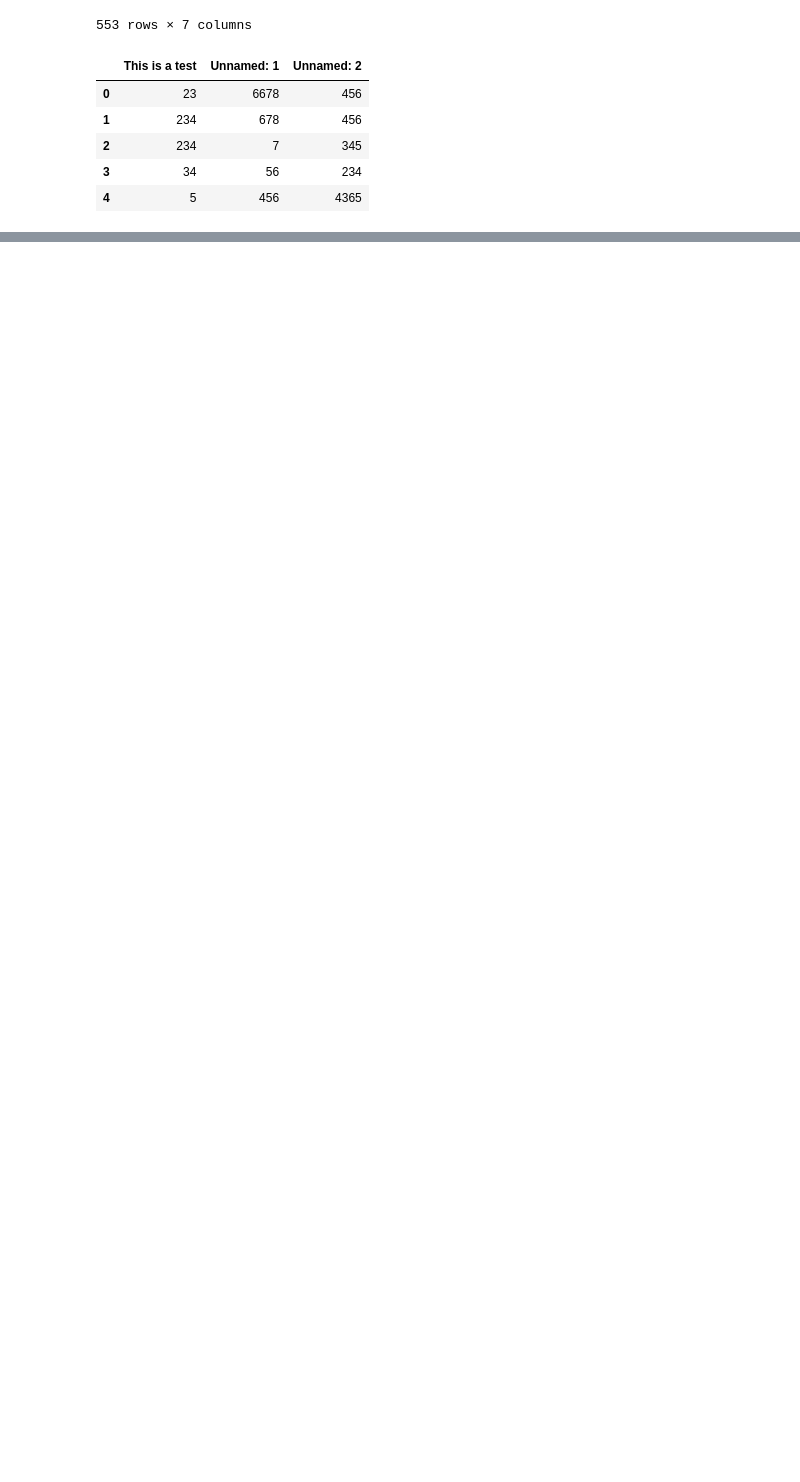
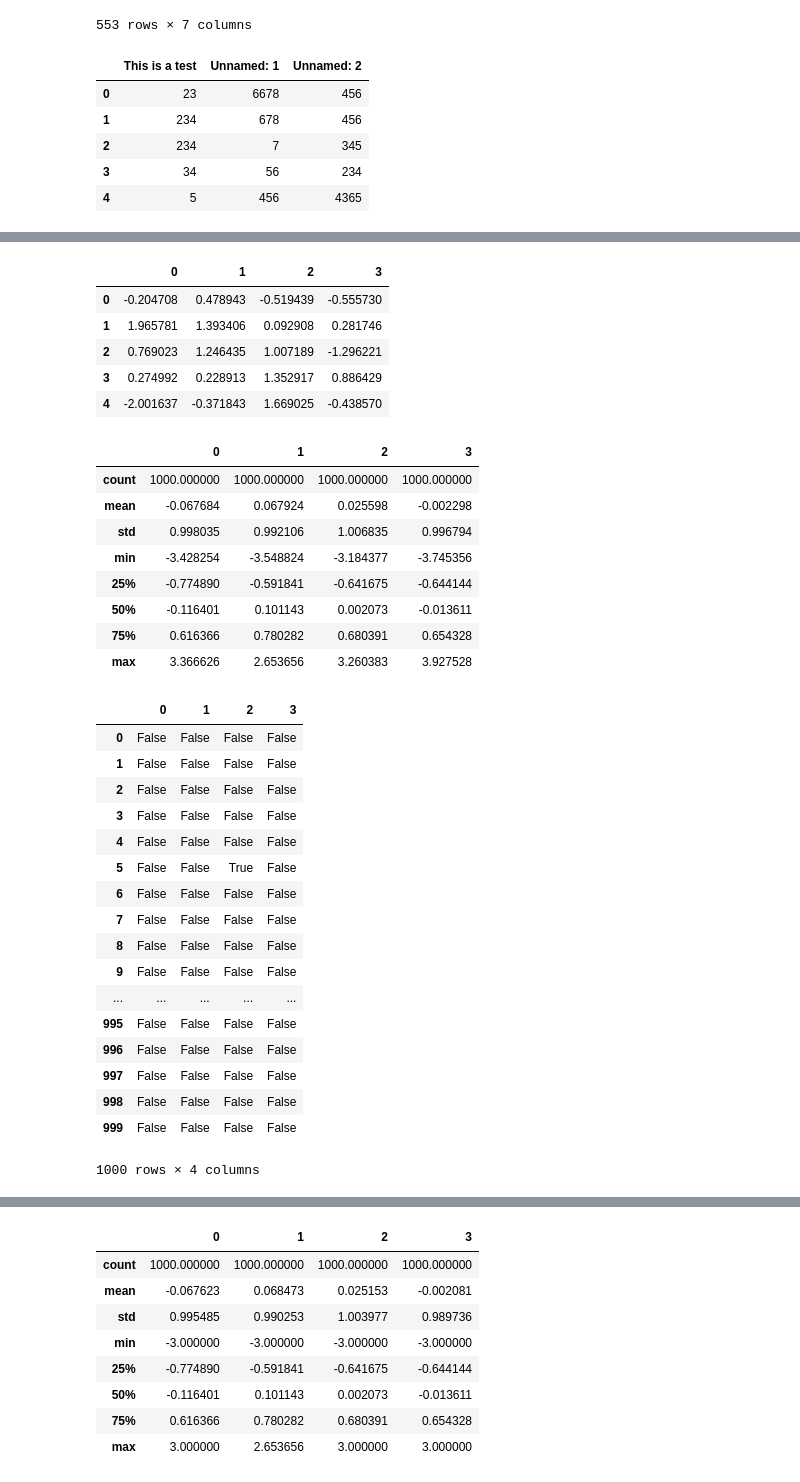
Before and after one commit to hixxxxxhi/Python-sandbox, a Jupyter notebook: notebooks/Data Analysis Basics.ipynb, the cells around one changed output, grey strips where cells are left out. Cells and saved outputs as stored; diff of their text form; code cells hidden in the pictures; blank space fills up the shorter version.

Commit message:
Add data analysis basics

```diff
--- a/notebooks/Data Analysis Basics.ipynb
+++ b/notebooks/Data Analysis Basics.ipynb
@@ -154,0 +849,54 @@ display(df2)
+# %%
+# 擬似乱数列から 1000 行 4 列の DataFrame を作成する
+np.random.seed(12345)     # シードを固定する
+df15 = DataFrame(np.random.randn(1000, 4))
+display(df15.head())
+
+# データの統計値を取得する
+display(df15.describe())
+
+# データの絶対値が ３ より大きいかどうかを判定する
+display(np.abs(df15) > 3)
+
+# 条件を満たすデータがいずれかのカラムにあるレコードだけを取得する
+display(df15[(np.abs(df15) > 3).any(1)])    # カラム方向（1）に見て、いずれかのカラムに 3 より大きい数値があるレコードだけを取得する
+
+# 3 より大きいデータのある箇所に 3 または -3 を代入する
+df15[np.abs(df15) > 3] = np.sign(df15) * 3
+display(df15.head(10))
+
+display(df15.describe())    # 最小値が -3 以上、最大値が 3 以下になっていることが確認できる
+# %% [output]
+|  | 0 | 1 | 2 | 3 |
+| 0 | -0.204708 | 0.478943 | -0.519439 | -0.555730 |
+| 1 | 1.965781 | 1.393406 | 0.092908 | 0.281746 |
+| 2 | 0.769023 | 1.246435 | 1.007189 | -1.296221 |
+| 3 | 0.274992 | 0.228913 | 1.352917 | 0.886429 |
+| 4 | -2.001637 | -0.371843 | 1.669025 | -0.438570 |
+|  | 0 | 1 | 2 | 3 |
+| count | 1000.000000 | 1000.000000 | 1000.000000 | 1000.000000 |
+| mean | -0.067684 | 0.067924 | 0.025598 | -0.002298 |
+| std | 0.998035 | 0.992106 | 1.006835 | 0.996794 |
+| min | -3.428254 | -3.548824 | -3.184377 | -3.745356 |
+| 25% | -0.774890 | -0.591841 | -0.641675 | -0.644144 |
+| 50% | -0.116401 | 0.101143 | 0.002073 | -0.013611 |
+| 75% | 0.616366 | 0.780282 | 0.680391 | 0.654328 |
+| max | 3.366626 | 2.653656 | 3.260383 | 3.927528 |
+|  | 0 | 1 | 2 | 3 |
+| 0 | False | False | False | False |
+| 1 | False | False | False | False |
+| 2 | False | False | False | False |
+| 3 | False | False | False | False |
+| 4 | False | False | False | False |
+| 5 | False | False | True | False |
+| 6 | False | False | False | False |
+| 7 | False | False | False | False |
+| 8 | False | False | False | False |
+| 9 | False | False | False | False |
+| ... | ... | ... | ... | ... |
+| 995 | False | False | False | False |
+| 996 | False | False | False | False |
+| 997 | False | False | False | False |
+| 998 | False | False | False | False |
+| 999 | False | False | False | False |
+1000 rows × 4 columns
@@ -154,0 +926,9 @@ display(df2)
+|  | 0 | 1 | 2 | 3 |
+| count | 1000.000000 | 1000.000000 | 1000.000000 | 1000.000000 |
+| mean | -0.067623 | 0.068473 | 0.025153 | -0.002081 |
+| std | 0.995485 | 0.990253 | 1.003977 | 0.989736 |
+| min | -3.000000 | -3.000000 | -3.000000 | -3.000000 |
+| 25% | -0.774890 | -0.591841 | -0.641675 | -0.644144 |
+| 50% | -0.116401 | 0.101143 | 0.002073 | -0.013611 |
+| 75% | 0.616366 | 0.780282 | 0.680391 | 0.654328 |
+| max | 3.000000 | 2.653656 | 3.000000 | 3.000000 |
```
Also changed, not shown: parts of 28 cells of this notebook.
